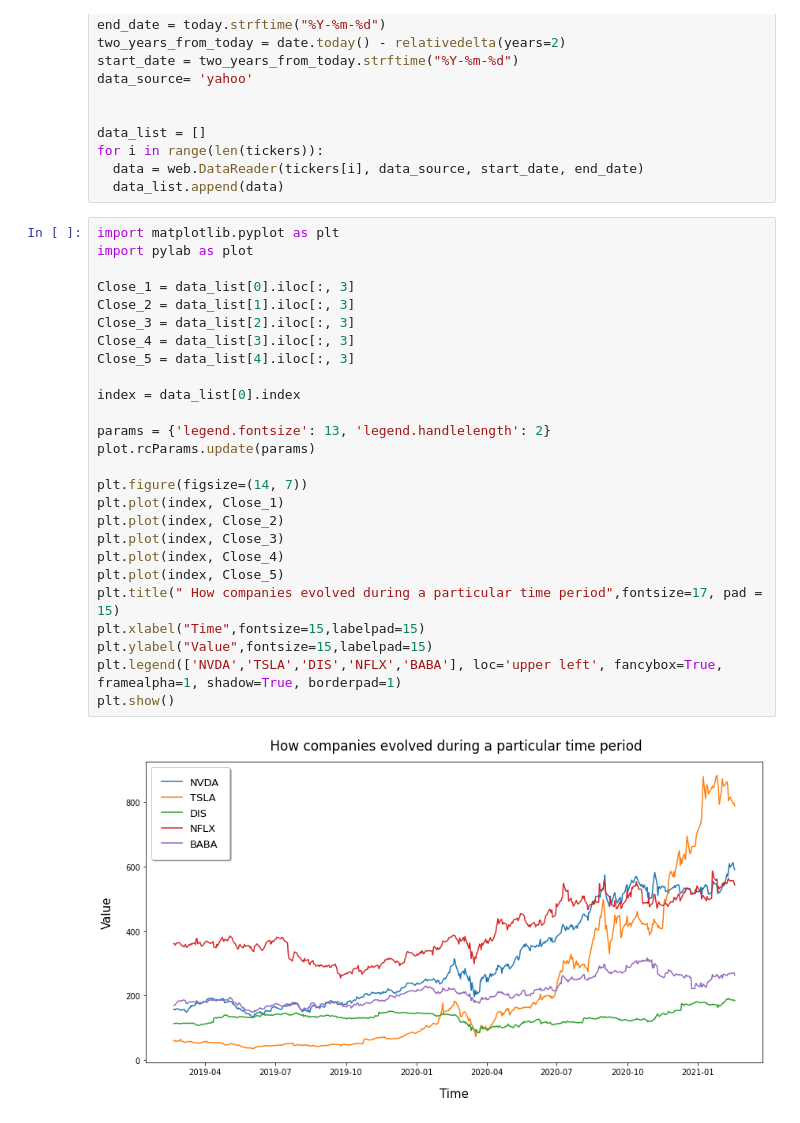
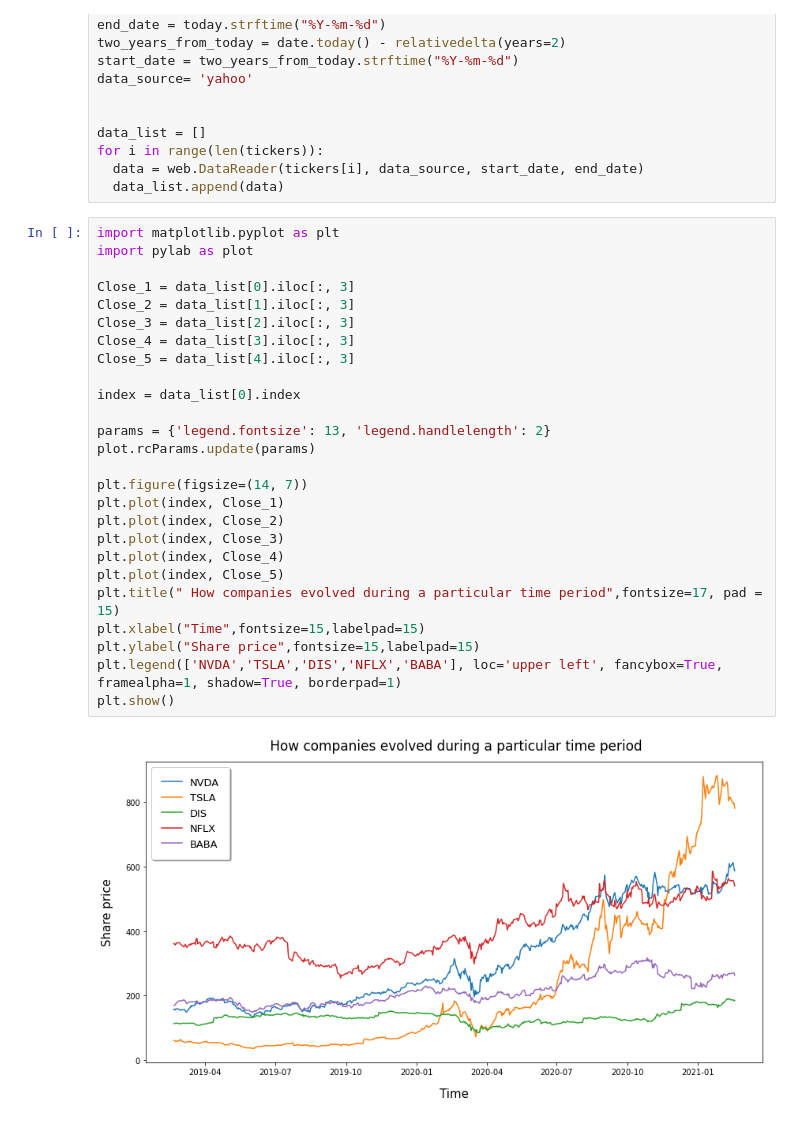
Before and after one commit to AdamSikorski/Markowitz-portfolio-model, a Jupyter notebook: Markowitz_model.ipynb, the cells around one changed output. Cells and saved outputs as stored; diff of their text form.

```diff
--- a/Markowitz_model.ipynb
+++ b/Markowitz_model.ipynb
@@ -27,28 +27,28 @@ for i in range(len(tickers)):
 # %%
 import matplotlib.pyplot as plt
 import pylab as plot
 
 Close_1 = data_list[0].iloc[:, 3]
 Close_2 = data_list[1].iloc[:, 3]
 Close_3 = data_list[2].iloc[:, 3]
 Close_4 = data_list[3].iloc[:, 3]
 Close_5 = data_list[4].iloc[:, 3]
 
 index = data_list[0].index
 
 params = {'legend.fontsize': 13, 'legend.handlelength': 2}
 plot.rcParams.update(params)
 
 plt.figure(figsize=(14, 7))
 plt.plot(index, Close_1)
 plt.plot(index, Close_2)
 plt.plot(index, Close_3)
 plt.plot(index, Close_4)
 plt.plot(index, Close_5)
 plt.title(" How companies evolved during a particular time period",fontsize=17, pad = 15)
 plt.xlabel("Time",fontsize=15,labelpad=15)
-plt.ylabel("Value",fontsize=15,labelpad=15)
+plt.ylabel("Share price",fontsize=15,labelpad=15)
 plt.legend(['NVDA','TSLA','DIS','NFLX','BABA'], loc='upper left', fancybox=True, framealpha=1, shadow=True, borderpad=1)
 plt.show()
 # %% [output]
-[figure, old version]
+[figure, new version]
```
Also changed, not shown: parts of 1 cell of this notebook.
